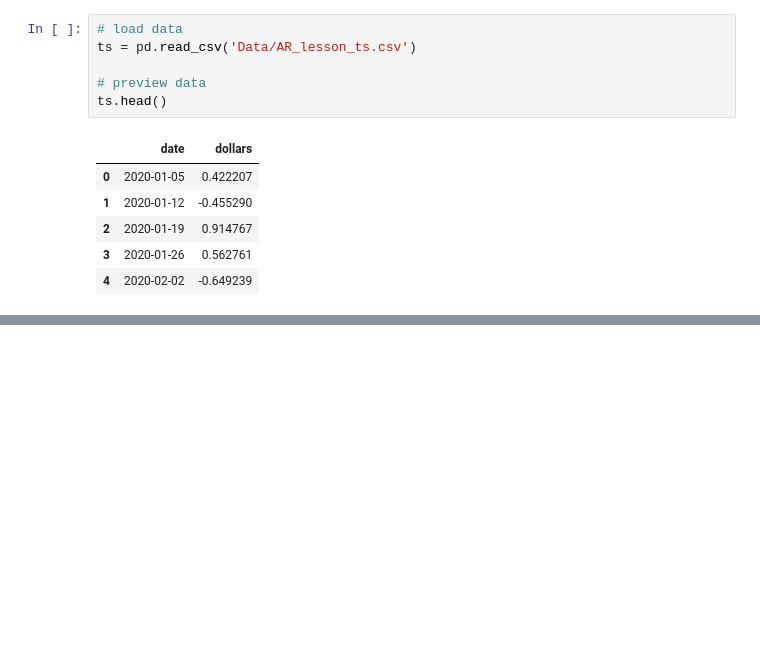
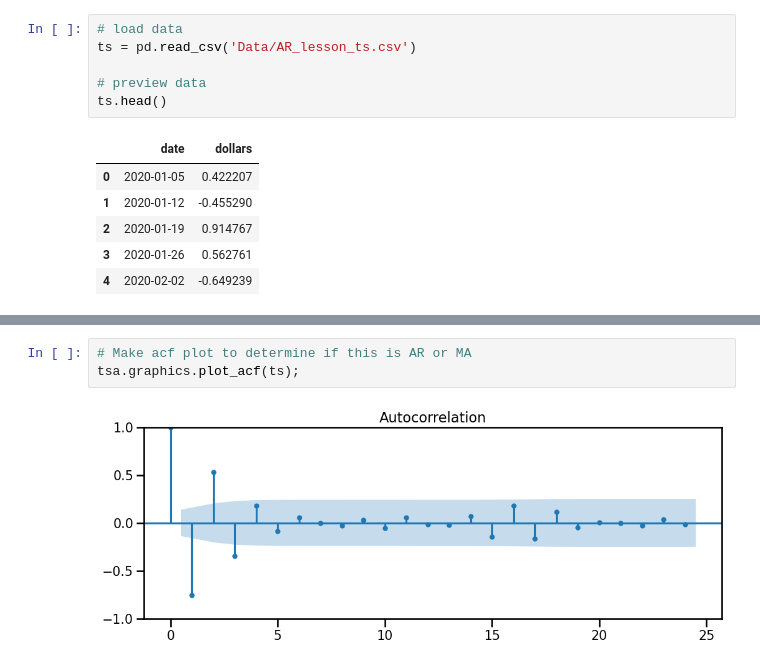
Before and after one commit to EhLeeOod/time-series, a Jupyter notebook: week-2.ipynb, the cells around one changed output, grey strips where cells are left out. Drawn from its saved outputs; the diff is of its cells as text; blank space fills up the shorter version.

```diff
--- a/week-2.ipynb
+++ b/week-2.ipynb
@@ -427,0 +467,5 @@ ts.head()
+# %%
+# Make acf plot to determine if this is AR or MA
+tsa.graphics.plot_acf(ts);
+# %% [output]
+[figure, added]
```
Also changed, not shown: parts of 19 cells of this notebook.
